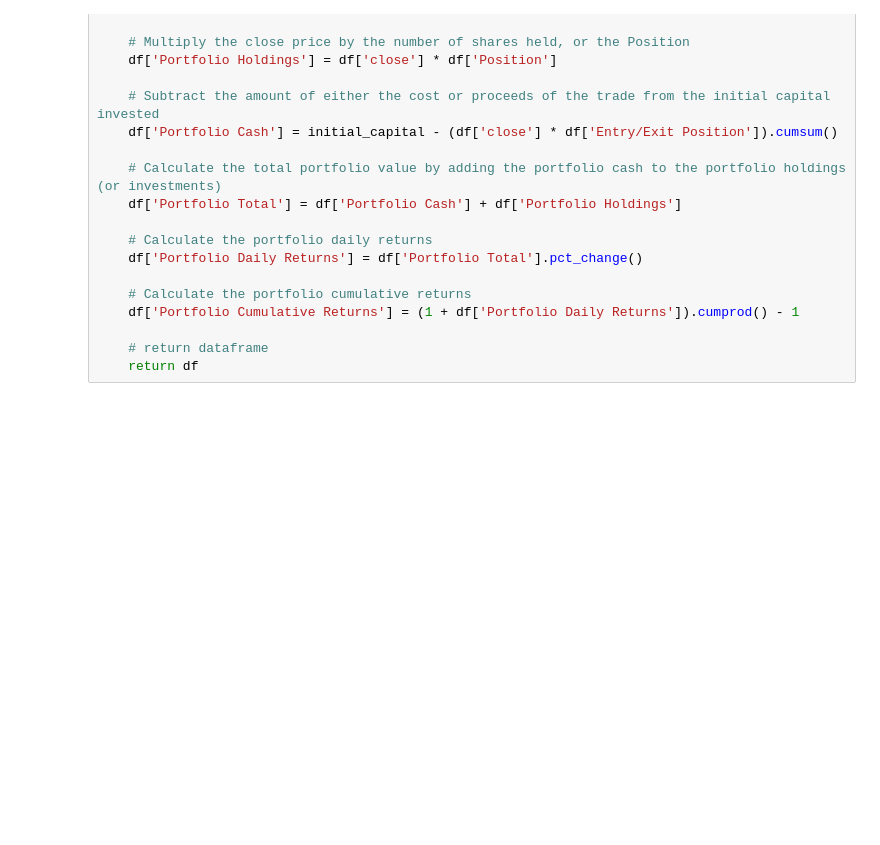
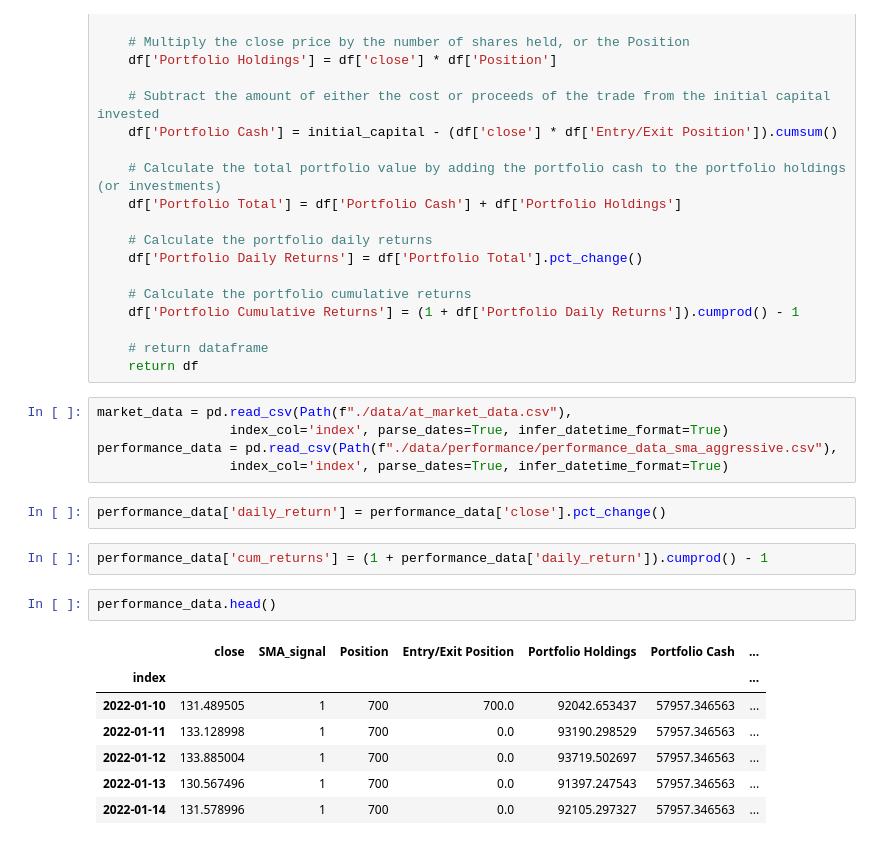
Before and after one commit to tlchampion/mwp_algorithmic_trading, a Jupyter notebook: backtest.ipynb, the cells around one changed output. Drawn from its saved outputs; the diff is of its cells as text; blank space fills up the shorter version.

```diff
--- a/backtest.ipynb
+++ b/backtest.ipynb
@@ -58,3 +55,22 @@ def create_portfolio_performance_data(df, signal, initial_capital, share_size):
 
     # return dataframe
     return df
+# %%
+market_data = pd.read_csv(Path(f"./data/at_market_data.csv"),
+                 index_col='index', parse_dates=True, infer_datetime_format=True)
+performance_data = pd.read_csv(Path(f"./data/performance/performance_data_sma_aggressive.csv"),
+                 index_col='index', parse_dates=True, infer_datetime_format=True)
+# %%
+performance_data['daily_return'] = performance_data['close'].pct_change()
+# %%
+performance_data['cum_returns'] = (1 + performance_data['daily_return']).cumprod() - 1
+# %%
+performance_data.head()
+# %% [output]
+|  | close | SMA_signal | Position | Entry/Exit Position | Portfolio Holdings | Portfolio Cash | ... |
+| index |  |  |  |  |  |  | ... |
+| 2022-01-10 | 131.489505 | 1 | 700 | 700.0 | 92042.653437 | 57957.346563 | ... |
+| 2022-01-11 | 133.128998 | 1 | 700 | 0.0 | 93190.298529 | 57957.346563 | ... |
+| 2022-01-12 | 133.885004 | 1 | 700 | 0.0 | 93719.502697 | 57957.346563 | ... |
+| 2022-01-13 | 130.567496 | 1 | 700 | 0.0 | 91397.247543 | 57957.346563 | ... |
+| 2022-01-14 | 131.578996 | 1 | 700 | 0.0 | 92105.297327 | 57957.346563 | ... |
```
Also changed, not shown: parts of 8 cells of this notebook, 23 other files.
